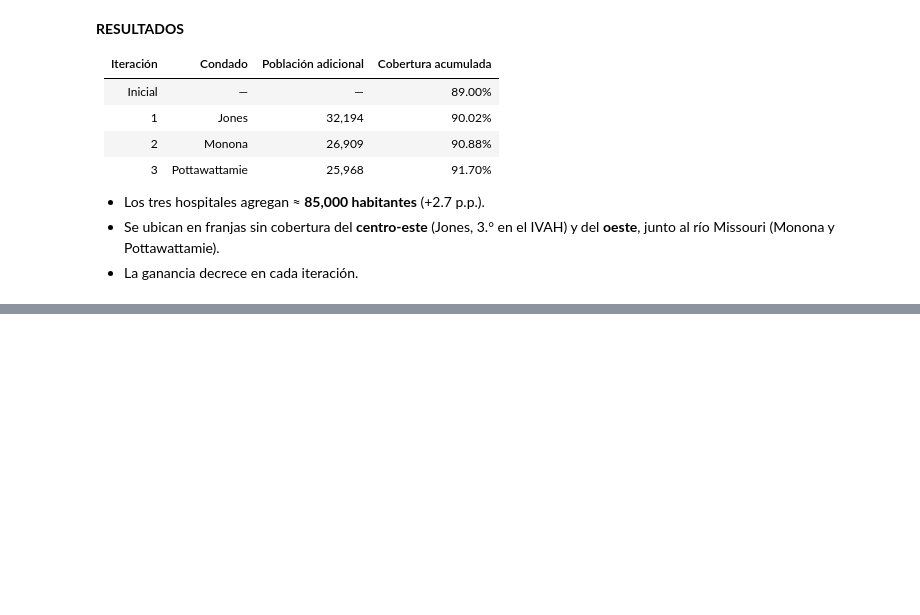
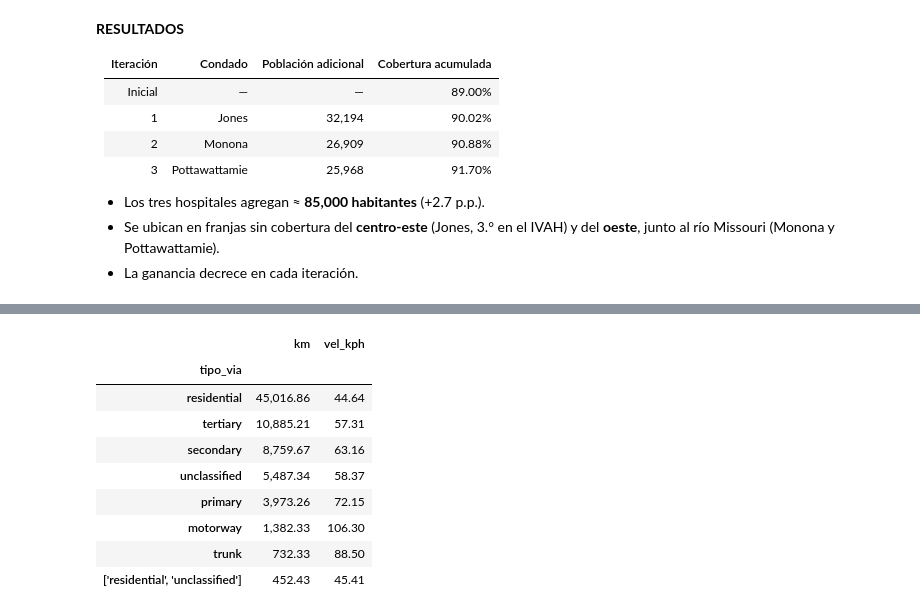
Before and after one commit to Tunchxz/CC2017-Laboratorio-5, a Jupyter notebook: laboratorio5.ipynb, the cells around one changed output, grey strips where cells are left out. Drawn from its saved outputs; the diff is of its cells as text; code cells hidden in the pictures; blank space fills up the shorter version.

```diff
--- a/laboratorio5.ipynb
+++ b/laboratorio5.ipynb
@@ -733,0 +888,17 @@ plt.show()
+# %%
+# Velocidad media asignada por tipo de vía (todas las redes descargadas)
+aristas = pd.concat(redes.values())
+aristas["tipo_via"] = aristas["highway"].astype(str)
+resumen = aristas.groupby("tipo_via").agg(km=("length", lambda s: s.sum() / 1000), vel_kph=("speed_kph", "mean"))
+resumen.sort_values("km", ascending=False).head(8)
+# %% [output]
+|  | km | vel_kph |
+| tipo_via |  |  |
+| residential | 45,016.86 | 44.64 |
+| tertiary | 10,885.21 | 57.31 |
+| secondary | 8,759.67 | 63.16 |
+| unclassified | 5,487.34 | 58.37 |
+| primary | 3,973.26 | 72.15 |
+| motorway | 1,382.33 | 106.30 |
+| trunk | 732.33 | 88.50 |
+| ['residential', 'unclassified'] | 452.43 | 45.41 |
```
Also changed, not shown: parts of 18 cells of this notebook, 1 other file.
